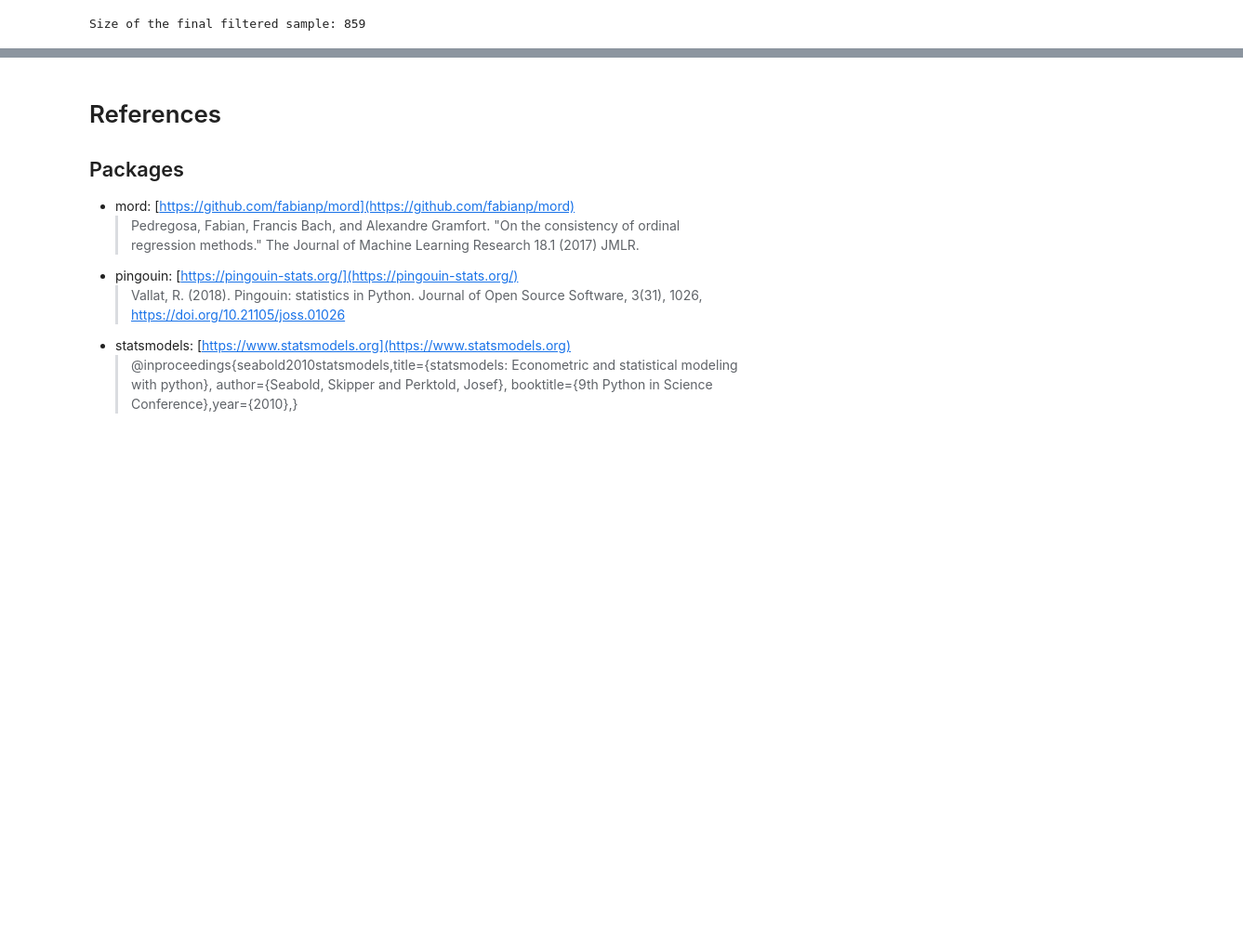
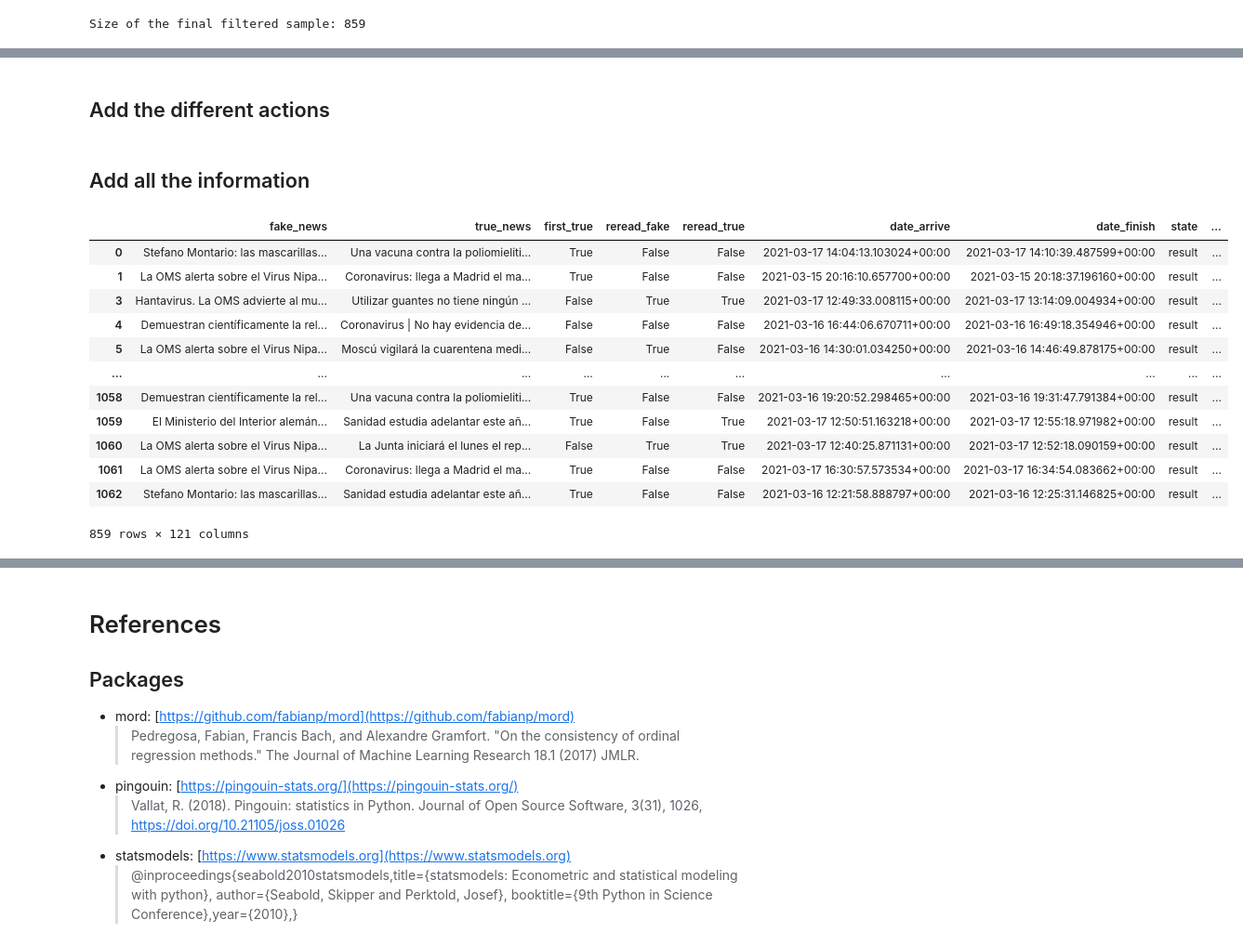
Before and after one commit to social-link-analytics-group-bsc/experiment-platform, a Jupyter notebook: analysis/data_cleaning.ipynb, the cells around one changed output, grey strips where cells are left out. Shown: that part at 93% size. Saved outputs shown, nothing was run; the diff lists cells and outputs as text; code cells hidden in the pictures; blank space fills up the shorter version.

Commit message:
Progress on the analysis and renaming files

```diff
--- a/analysis/data_cleaning.ipynb
+++ b/analysis/data_cleaning.ipynb
@@ -501,0 +459,4 @@ df_raw.loc[:, var_justifications]
+# %%
+### Recode justifications
+# Rename two columns for tys that are different than the column from fys and create issue later in analysis
+df_raw = df_raw.rename(columns={'tys_medio_comunicacion_conocido': 'tys_medio_conocido', 'tys_medio_comunicacion_fiable': 'tys_medio_fiable'})
@@ -570,0 +681,2 @@ Size of the final filtered sample: 859
+# %% [markdown]
+## Add the different actions
@@ -570,0 +704,18 @@ Size of the final filtered sample: 859
+# %% [markdown]
+## Add all the information
+# %%
+df
+# %% [output]
+|  | fake_news | true_news | first_true | reread_fake | reread_true | date_arrive | date_finish | state | ... |
+| 0 | Stefano Montario: las mascarillas... | Una vacuna contra la poliomieliti... | True | False | False | 2021-03-17 14:04:13.103024+00:00 | 2021-03-17 14:10:39.487599+00:00 | result | ... |
+| 1 | La OMS alerta sobre el Virus Nipa... | Coronavirus: llega a Madrid el ma... | True | False | False | 2021-03-15 20:16:10.657700+00:00 | 2021-03-15 20:18:37.196160+00:00 | result | ... |
+| 3 | Hantavirus. La OMS advierte al mu... | Utilizar guantes no tiene ningún ... | False | True | True | 2021-03-17 12:49:33.008115+00:00 | 2021-03-17 13:14:09.004934+00:00 | result | ... |
+| 4 | Demuestran científicamente la rel... | Coronavirus | No hay evidencia de... | False | False | False | 2021-03-16 16:44:06.670711+00:00 | 2021-03-16 16:49:18.354946+00:00 | result | ... |
+| 5 | La OMS alerta sobre el Virus Nipa... | Moscú vigilará la cuarentena medi... | False | True | False | 2021-03-16 14:30:01.034250+00:00 | 2021-03-16 14:46:49.878175+00:00 | result | ... |
+| ... | ... | ... | ... | ... | ... | ... | ... | ... | ... |
+| 1058 | Demuestran científicamente la rel... | Una vacuna contra la poliomieliti... | True | False | False | 2021-03-16 19:20:52.298465+00:00 | 2021-03-16 19:31:47.791384+00:00 | result | ... |
+| 1059 | El Ministerio del Interior alemán... | Sanidad estudia adelantar este añ... | True | False | True | 2021-03-17 12:50:51.163218+00:00 | 2021-03-17 12:55:18.971982+00:00 | result | ... |
+| 1060 | La OMS alerta sobre el Virus Nipa... | La Junta iniciará el lunes el rep... | False | True | True | 2021-03-17 12:40:25.871131+00:00 | 2021-03-17 12:52:18.090159+00:00 | result | ... |
+| 1061 | La OMS alerta sobre el Virus Nipa... | Coronavirus: llega a Madrid el ma... | True | False | False | 2021-03-17 16:30:57.573534+00:00 | 2021-03-17 16:34:54.083662+00:00 | result | ... |
+| 1062 | Stefano Montario: las mascarillas... | Sanidad estudia adelantar este añ... | True | False | False | 2021-03-16 12:21:58.888797+00:00 | 2021-03-16 12:25:31.146825+00:00 | result | ... |
+859 rows × 121 columns
```
Also changed, not shown: parts of 23 cells of this notebook, 4 other files.
